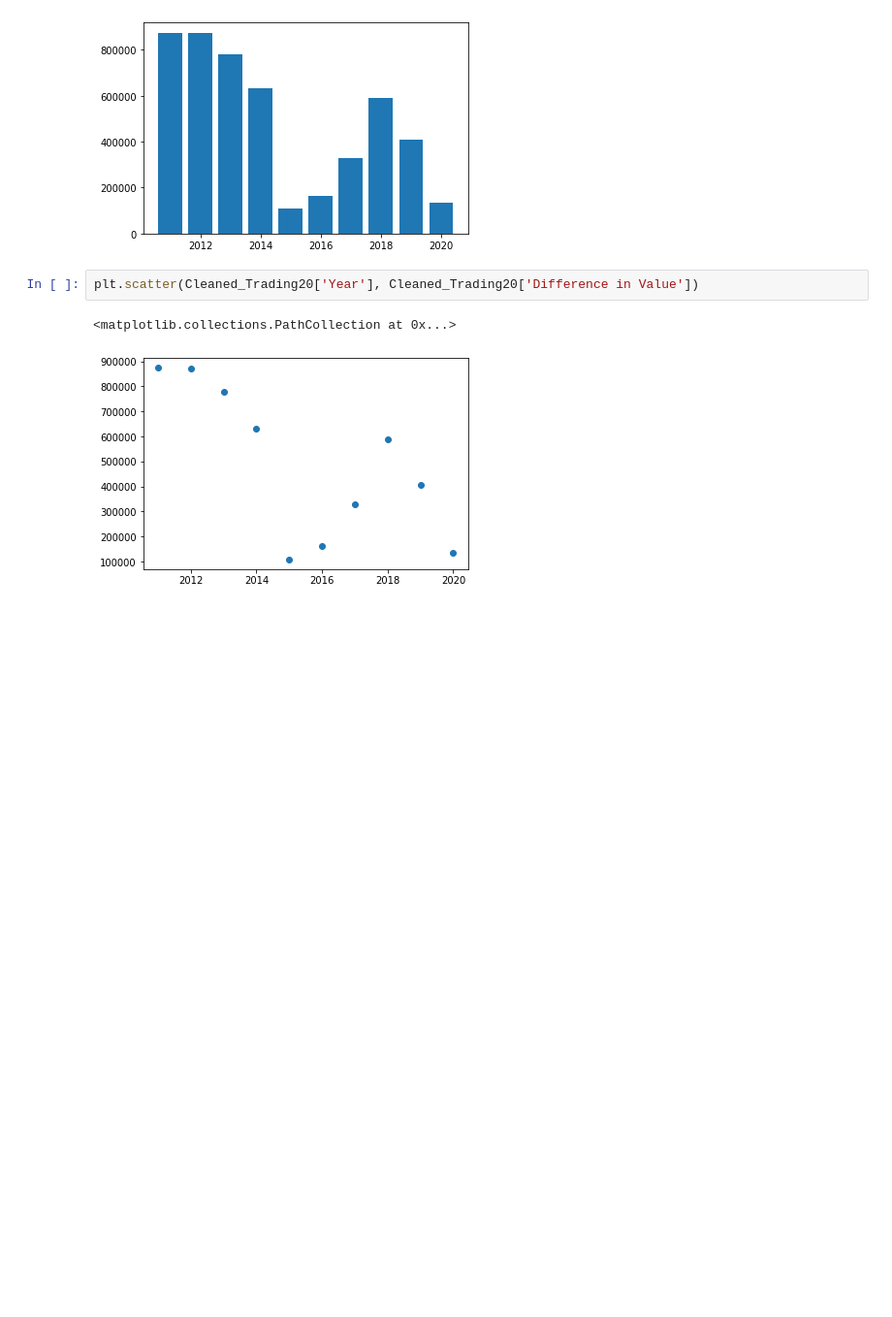
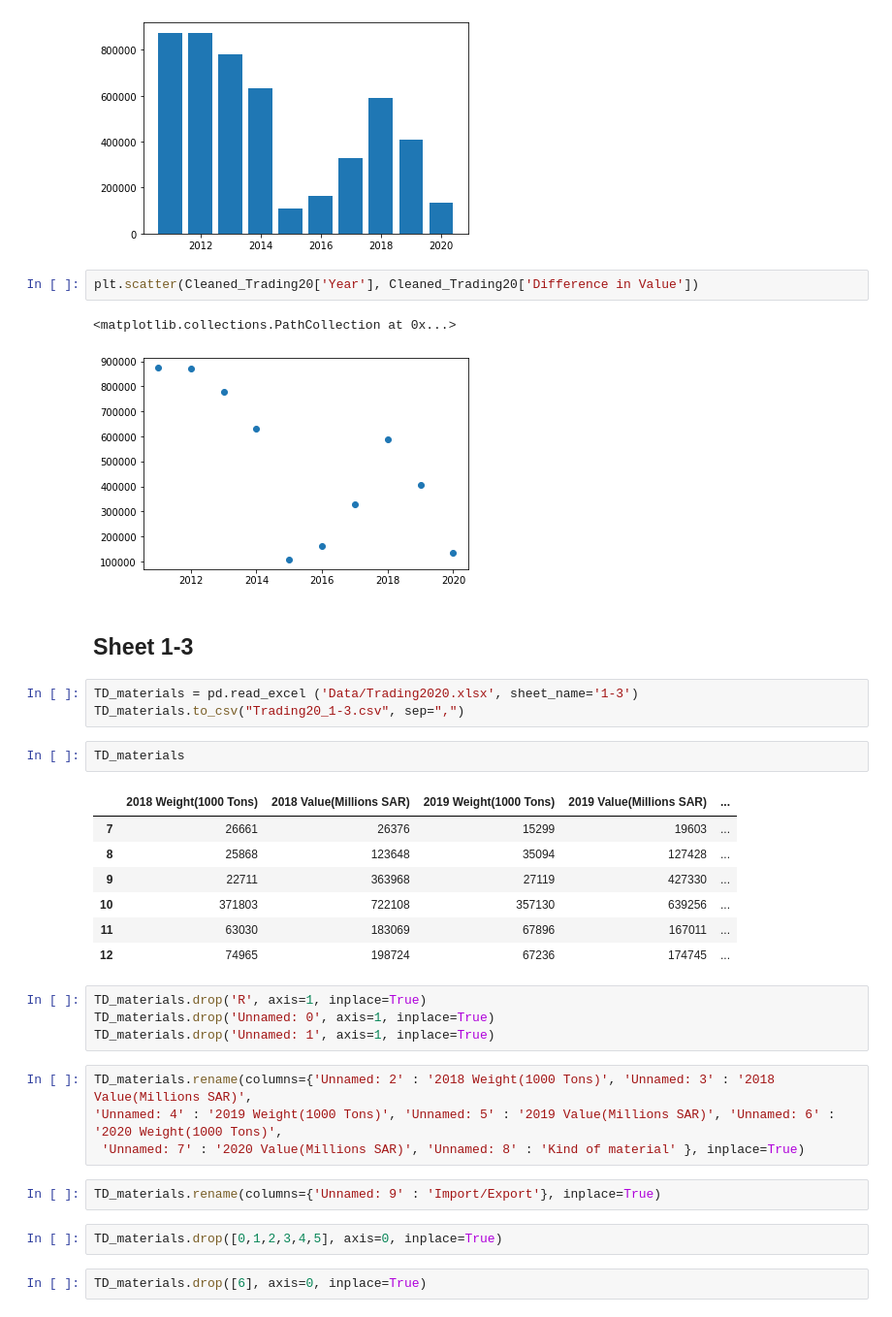
Before and after one commit to Aabusabaeen/Capstone-Project, a Jupyter notebook: CP_EDA_Cleaning.ipynb, the cells around one changed output. Shown: that part at 97% size. Cells and saved outputs as stored; diff of their text form; blank space fills up the shorter version.

```diff
--- a/CP_EDA_Cleaning.ipynb
+++ b/CP_EDA_Cleaning.ipynb
@@ -94,3 +100,32 @@ plt.scatter(Cleaned_Trading20['Year'], Cleaned_Trading20['Difference in Value'])
 # %% [output]
 <matplotlib.collections.PathCollection at 0x...>
 [figure]
+# %% [markdown]
+## Sheet 1-3
+# %%
+TD_materials = pd.read_excel ('Data/Trading2020.xlsx', sheet_name='1-3')
+TD_materials.to_csv("Trading20_1-3.csv", sep=",")
+# %%
+TD_materials
+# %% [output]
+|  | 2018 Weight(1000 Tons) | 2018 Value(Millions SAR) | 2019 Weight(1000 Tons) | 2019 Value(Millions SAR) | ... |
+| 7 | 26661 | 26376 | 15299 | 19603 | ... |
+| 8 | 25868 | 123648 | 35094 | 127428 | ... |
+| 9 | 22711 | 363968 | 27119 | 427330 | ... |
+| 10 | 371803 | 722108 | 357130 | 639256 | ... |
+| 11 | 63030 | 183069 | 67896 | 167011 | ... |
+| 12 | 74965 | 198724 | 67236 | 174745 | ... |
+# %%
+TD_materials.drop('R', axis=1, inplace=True)
+TD_materials.drop('Unnamed: 0', axis=1, inplace=True)
+TD_materials.drop('Unnamed: 1', axis=1, inplace=True)
+# %%
+TD_materials.rename(columns={'Unnamed: 2' : '2018 Weight(1000 Tons)', 'Unnamed: 3' : '2018 Value(Millions SAR)',
+'Unnamed: 4' : '2019 Weight(1000 Tons)', 'Unnamed: 5' : '2019 Value(Millions SAR)', 'Unnamed: 6' : '2020 Weight(1000 Tons)',
+ 'Unnamed: 7' : '2020 Value(Millions SAR)', 'Unnamed: 8' : 'Kind of material' }, inplace=True)
+# %%
+TD_materials.rename(columns={'Unnamed: 9' : 'Import/Export'}, inplace=True)
+# %%
+TD_materials.drop([0,1,2,3,4,5], axis=0, inplace=True)
+# %%
+TD_materials.drop([6], axis=0, inplace=True)
```
Also changed, not shown: parts of 4 cells of this notebook, 4 other files.
